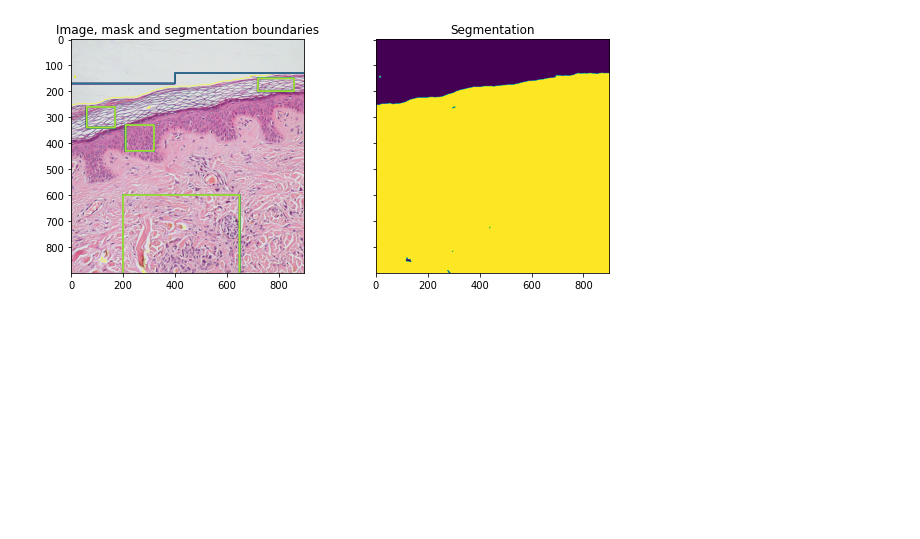
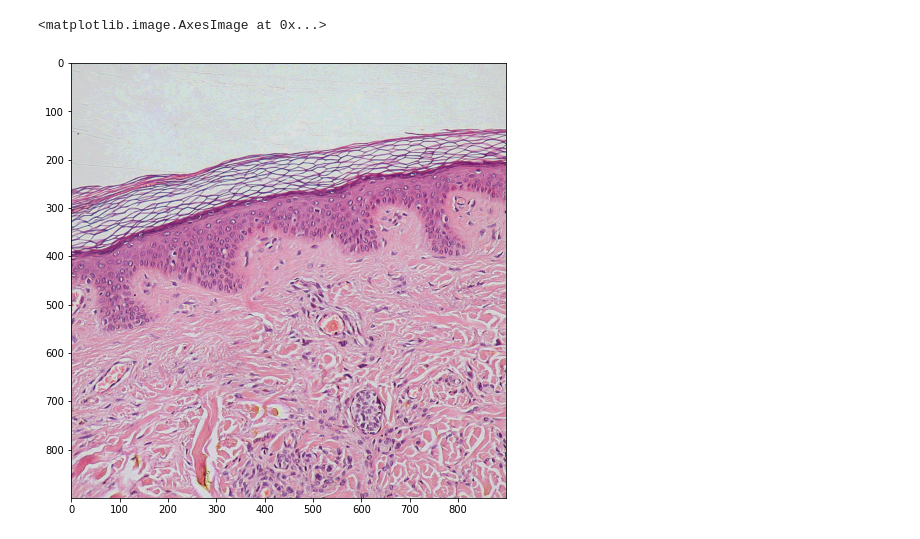
Before and after one commit to adriankucharski/AOC, a Jupyter notebook: main.ipynb, the cells around one changed output. Cells and saved outputs as stored; diff of their text form; code cells hidden in the pictures; blank space fills up the shorter version.

```diff
--- a/main.ipynb
+++ b/main.ipynb
@@ -477,43 +473,18 @@ Elapsed time is 0.058641 seconds.
-# %%
-import numpy as np
-import matplotlib.pyplot as plt
-from skimage import data, segmentation, feature, future
-from sklearn.ensemble import RandomForestClassifier
-from functools import partial
-
-full_img = data.skin()
-
-img = full_img[:900, :900]
-
-# Build an array of labels for training the segmentation.
-# Here we use rectangles but visualization libraries such as plotly
-# (and napari?) can be used to draw a mask on the image.
-training_labels = np.zeros(img.shape[:2], dtype=np.uint8)
-training_labels[:130] = 1
-training_labels[:170, :400] = 1
-training_labels[600:900, 200:650] = 2
-training_labels[330:430, 210:320] = 2
-training_labels[260:340, 60:170] = 2
-training_labels[150:200, 720:860] = 2
-
-sigma_min = 1
-sigma_max = 4
-features_func = partial(feature.multiscale_basic_features,
-                        intensity=True, edges=False, texture=False,
-                        sigma_min=sigma_min, sigma_max=sigma_max,
-                        channel_axis=-1)
-features = features_func(img)
-clf = RandomForestClassifier(n_estimators=50, n_jobs=-1,
-                             max_depth=10, max_samples=0.05)
-clf = future.fit_segmenter(training_labels, features, clf)
-result = future.predict_segmenter(features, clf)
-
-fig, ax = plt.subplots(1, 2, sharex=True, sharey=True, figsize=(9, 4))
-ax[0].imshow(segmentation.mark_boundaries(img, result, mode='thick'))
-ax[0].contour(training_labels)
-ax[0].set_title('Image, mask and segmentation boundaries')
-ax[1].imshow(result)
-ax[1].set_title('Segmentation')
-fig.tight_layout()
-# %% [output]
-[figure, removed]
+# %%
+import numpy as np
+import matplotlib.pyplot as plt
+from skimage import data, segmentation, feature, future
+from sklearn.ensemble import RandomForestClassifier
+from functools import partial
+from skimage import exposure
+full_img = data.skin()
+
+img = full_img[:900, :900] / 255.0
+
+img = np.array(img * 16, dtype='int') / 16
+
+plt.figure(figsize=(12, 8))
+plt.imshow(img)
+# %% [output]
+<matplotlib.image.AxesImage at 0x...>
+[figure, added]
```
Also changed, not shown: parts of 4 cells of this notebook, 1 other file.
